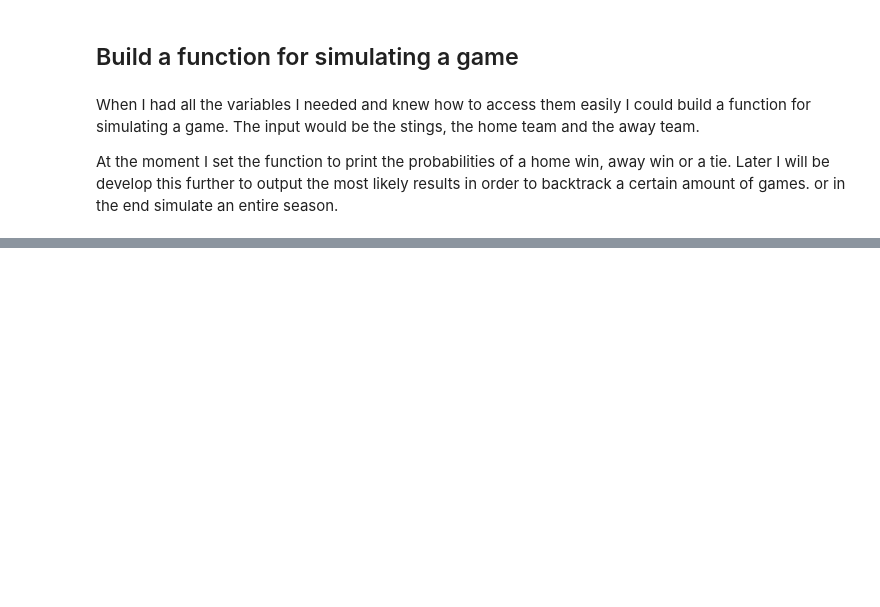
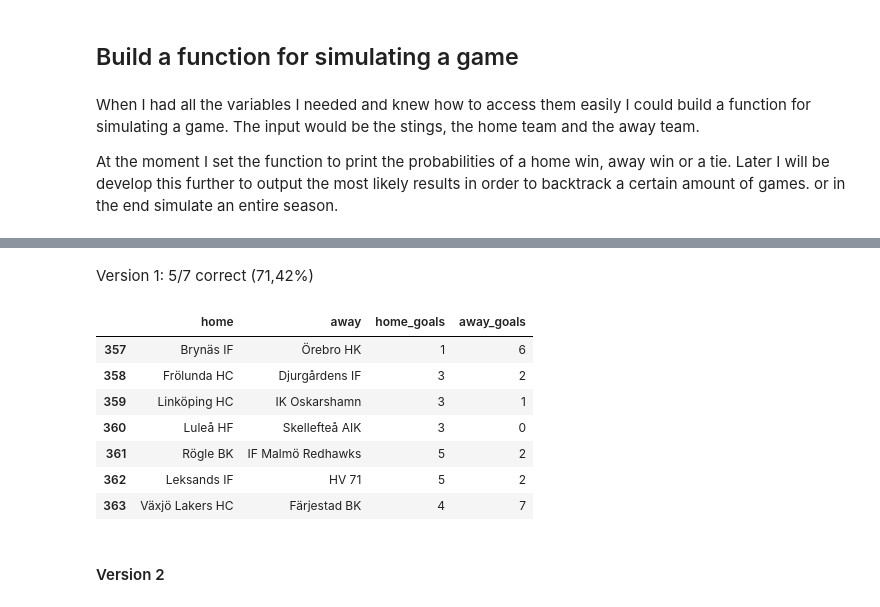
Before and after one commit to tlondahl/SHL_Predictions, a Jupyter notebook: SHL 19/Predictions.ipynb, the cells around one changed output, grey strips where cells are left out. Cells and saved outputs as stored; diff of their text form; code cells hidden in the pictures; blank space fills up the shorter version.

```diff
--- a/SHL 19/Predictions.ipynb
+++ b/SHL 19/Predictions.ipynb
@@ -223,0 +279,15 @@ The probability of a tie is: 15.16%
+# %% [markdown]
+Version 1: 5/7 correct (71,42%)
+# %%
+games.tail(7)
+# %% [output]
+|  | home | away | home_goals | away_goals |
+| 357 | Brynäs IF | Örebro HK | 1 | 6 |
+| 358 | Frölunda HC | Djurgårdens IF | 3 | 2 |
+| 359 | Linköping HC | IK Oskarshamn | 3 | 1 |
+| 360 | Luleå HF | Skellefteå AIK | 3 | 0 |
+| 361 | Rögle BK | IF Malmö Redhawks | 5 | 2 |
+| 362 | Leksands IF | HV 71 | 5 | 2 |
+| 363 | Växjö Lakers HC | Färjestad BK | 4 | 7 |
+# %% [markdown]
+#### Version 2
```
Also changed, not shown: parts of 22 cells of this notebook.
